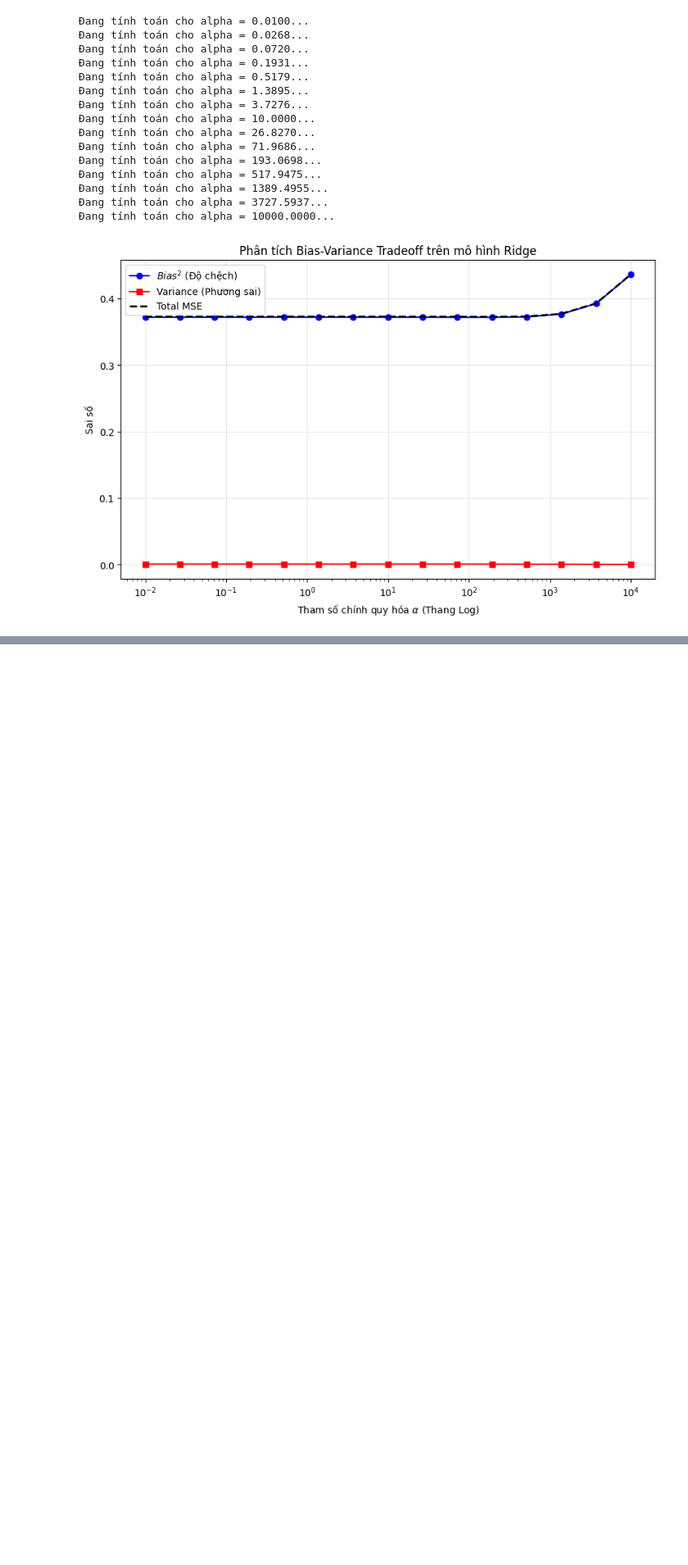
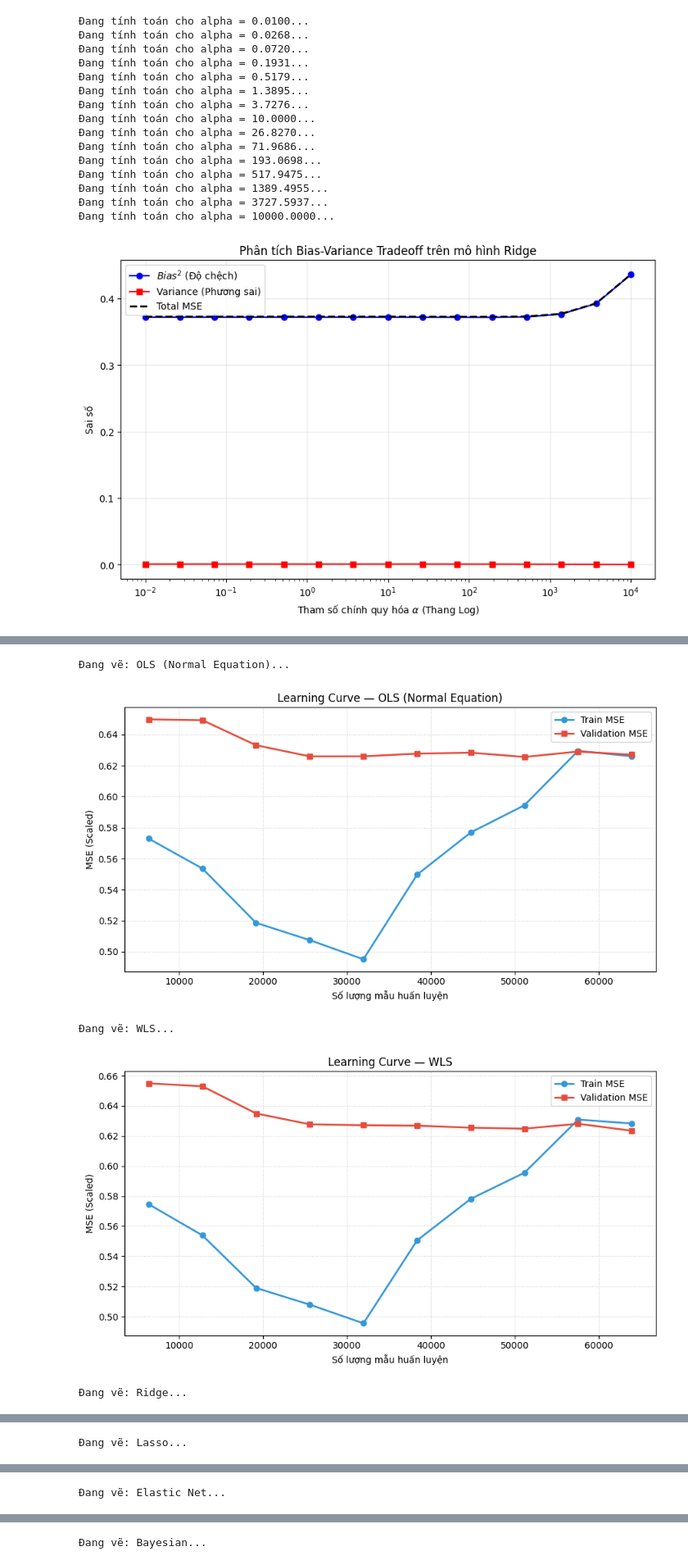
Before and after one commit to conluoi123/Machine-Learning---Project-1-, a Jupyter notebook: code/Part1_Regression/models.ipynb, the cells around one changed output, grey strips where cells are left out. Shown at 82% size. Cells and saved outputs as stored; diff of their text form; code cells hidden in the pictures; blank space fills up the shorter version.

```diff
--- a/code/Part1_Regression/models.ipynb
+++ b/code/Part1_Regression/models.ipynb
@@ -2457,0 +2473,9 @@ plt.show()
+# %%
+# Tìm các biến có tên liên quan đến model
+model_vars = [(k, type(v).__name__) for k, v in globals().items()
+              if not k.startswith('_')
+              and hasattr(v, 'predict')
+              and not callable(v)]
+
+for name, cls in model_vars:
+    print(f"{name:30s} → {cls}")
@@ -2457,0 +2685,66 @@ plt.show()
+# %%
+def plot_learning_curve(model_class, model_kwargs, X_train, y_train,
+                        X_val, y_val, model_name="Model",
+                        train_sizes=np.linspace(0.1, 1.0, 10),
+                        custom_fit_fn=None):
+    train_mses, val_mses = [], []
+    n_total = len(X_train)
+
+    for frac in train_sizes:
+        n = max(int(frac * n_total), 10)
+        X_sub = X_train[:n]
+        y_sub = y_train[:n]
+
+        m = model_class(**model_kwargs)
+
+        if custom_fit_fn is not None:
+            custom_fit_fn(m, X_sub, y_sub)
+        else:
+            m.fit(X_sub, y_sub)
+
+        pred_train = m.predict(X_sub)
+        pred_val   = m.predict(X_val)
+
+        if isinstance(pred_train, tuple): pred_train = pred_train[0]
+        if isinstance(pred_val, tuple):   pred_val   = pred_val[0]
+
+        train_mses.append(mean_squared_error(y_sub, pred_train.flatten()))
+        val_mses.append(mean_squared_error(y_val, pred_val.flatten()))
+
+    sample_counts = (train_sizes * n_total).astype(int)
+    plt.figure(figsize=(9, 5))
+    plt.plot(sample_counts, train_mses, 'o-', color='#3498db', label='Train MSE', linewidth=2)
+    plt.plot(sample_counts, val_mses,   's-', color='#e74c3c', label='Validation MSE', linewidth=2)
+    plt.xlabel("Số lượng mẫu huấn luyện")
+    plt.ylabel("MSE (Scaled)")
+    plt.title(f"Learning Curve — {model_name}")
+    plt.legend()
+    plt.grid(True, linestyle=':', alpha=0.6)
+    plt.tight_layout()
+    plt.show()
+    # Không return → không in tuple ra ngoài
+
+# Danh sách tất cả mô hình
+lc_configs = [
+    (NormalEquationRegression, {},  None,        "OLS (Normal Equation)"),
+    (WeightedLeastSquaresRegression, {}, wls_fit_fn, "WLS"),
+    (CustomRidgeRegression,   {"alpha": ridge_model.alpha},  None, "Ridge"),
+    (CustomLassoRegression,   {"alpha": lasso_model.alpha},  None, "Lasso"),
+    (CustomElasticNet, {"lambda1": model_en.lambda1, "lambda2": model_en.lambda2}, None, "Elastic Net"),
+    (BayesianRegression, {"alpha": model_bayesian.alpha, "beta": model_bayesian.beta}, None, "Bayesian"),
+]
+
+for cls, kwargs, fit_fn, name in lc_configs:
+    print(f"Đang vẽ: {name}...")
+    plot_learning_curve(
+        cls, kwargs,
+        X_arr, y_arr, X_val_arr, y_val_arr,
+        model_name=name,
+        custom_fit_fn=fit_fn
+    )
+# %% [output]
+Đang vẽ: OLS (Normal Equation)...
+[figure, added]
+Đang vẽ: WLS...
+[figure, added]
+Đang vẽ: Ridge...
@@ -2457,0 +2752 @@ plt.show()
+Đang vẽ: Lasso...
@@ -2457,0 +2754 @@ plt.show()
+Đang vẽ: Elastic Net...
@@ -2457,0 +2756 @@ plt.show()
+Đang vẽ: Bayesian...
```
Also changed, not shown: parts of 11 cells of this notebook.
